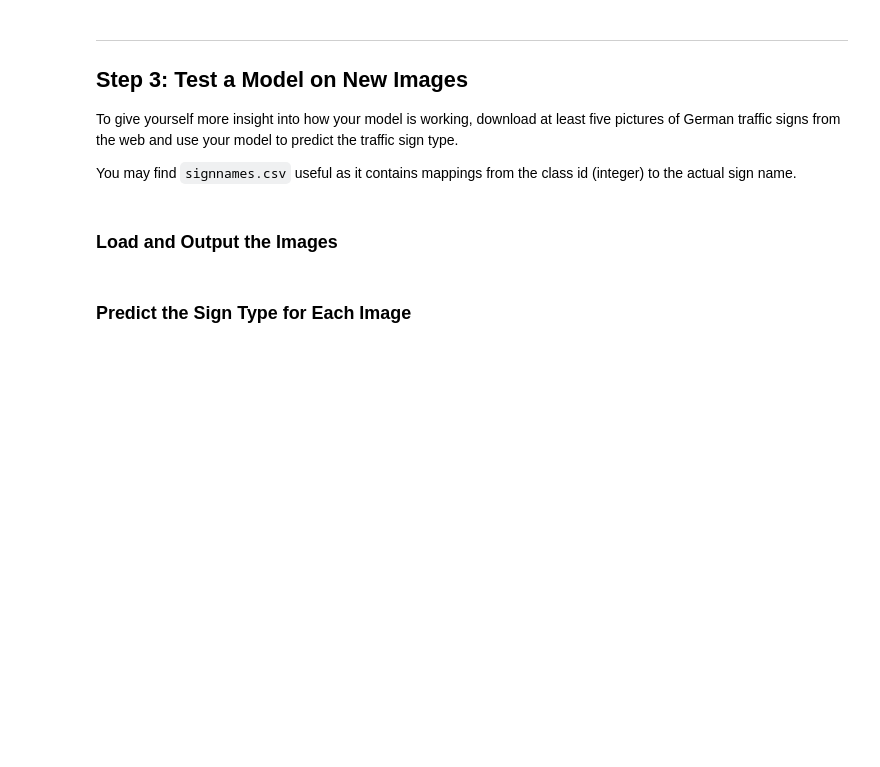
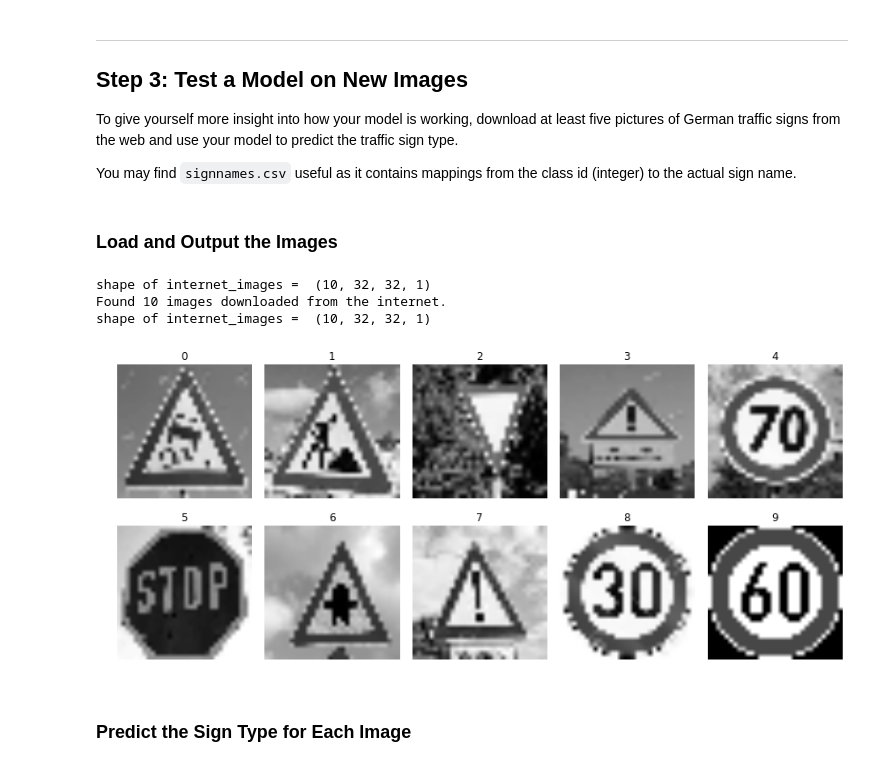
Before and after one commit to siqb/CarND-Traffic-Sign-Classifier-Project, a Jupyter notebook: Traffic_Sign_Classifier.ipynb, the cells around one changed output. Saved outputs shown, nothing was run; the diff lists cells and outputs as text; code cells hidden in the pictures; blank space fills up the shorter version.

```diff
--- a/Traffic_Sign_Classifier.ipynb
+++ b/Traffic_Sign_Classifier.ipynb
@@ -316,7 +293,7 @@ from sklearn.utils import shuffle
 
 def gray_normal(input_img):
     output_img = cv2.cvtColor(input_img, cv2.COLOR_BGR2GRAY)
-    output_img = cv2.equalizeHist(output_img)
+    #output_img = cv2.equalizeHist(output_img)
     #cv2.normalize(output_img, output_img, 0, 255, cv2.NORM_MINMAX)
     #output_img = (output_img - 128)/ 128
     output_img = (output_img/128)-1
@@ -1047,38 +1215,38 @@ You may find `signnames.csv` useful as it contains mappings from the class id (i
 # %%
 ### Load the images and plot them here.
 ### Feel free to use as many code cells as needed.
 import glob
 
 internet_images = []
 for file in glob.glob("./german_signs_from_internet/*"):
     image = cv2.imread(file)
-    image = cv2.cvtColor(image, cv2.COLOR_BGR2RGB)
+    #image = cv2.cvtColor(image, cv2.COLOR_BGR2RGB)
     image = cv2.resize(image,(32,32))
+    image = gray_normal(image)
+    image = image.reshape(32,32,1)
     internet_images.append(image)
+internet_images = np.array(internet_images)
 
-fig, axs = plt.subplots(2,6, figsize=(15, 6))
-fig.subplots_adjust(hspace = .2, wspace=.001)
-axs = axs.ravel()
-for i in range(len(internet_images)):
-    image = internet_images[i]
-    axs[i].axis('off')
-    axs[i].imshow(image)
-    axs[i].set_title(i)
-
-for i in range(len(internet_images)):
-    #internet_images[i] = cv2.resize(internet_images[i],(32,32))
-    internet_images[i] = gray_normal(internet_images[i])
-internet_images = np.array(internet_images)
+print("shape of internet_images = ",internet_images.shape)
 
 fig, axs = plt.subplots(2,5, figsize=(15, 6))
 fig.subplots_adjust(hspace = .2, wspace=.001)
 axs = axs.ravel()
 for i in range(len(internet_images)):
-    image = internet_images[i]
+    empty = np.zeros_like(internet_images[i])
+    #image = np.dstack((internet_images[i],empty,empty))
     axs[i].axis('off')
-    axs[i].imshow(image)
+    axs[i].imshow(internet_images[i].reshape(32,32),cmap='gray')
     axs[i].set_title(i)
 print("Found",len(internet_images),"images downloaded from the internet.")
+internet_images = internet_images.reshape(-1,32,32,1)
+
+print("shape of internet_images = ",internet_images.shape)
+# %% [output]
+shape of internet_images =  (10, 32, 32, 1)
+Found 10 images downloaded from the internet.
+shape of internet_images =  (10, 32, 32, 1)
+[figure, added]
 # %% [markdown]
 ### Predict the Sign Type for Each Image
 # %%
```
Also changed, not shown: parts of 52 cells of this notebook, 31 other files.
